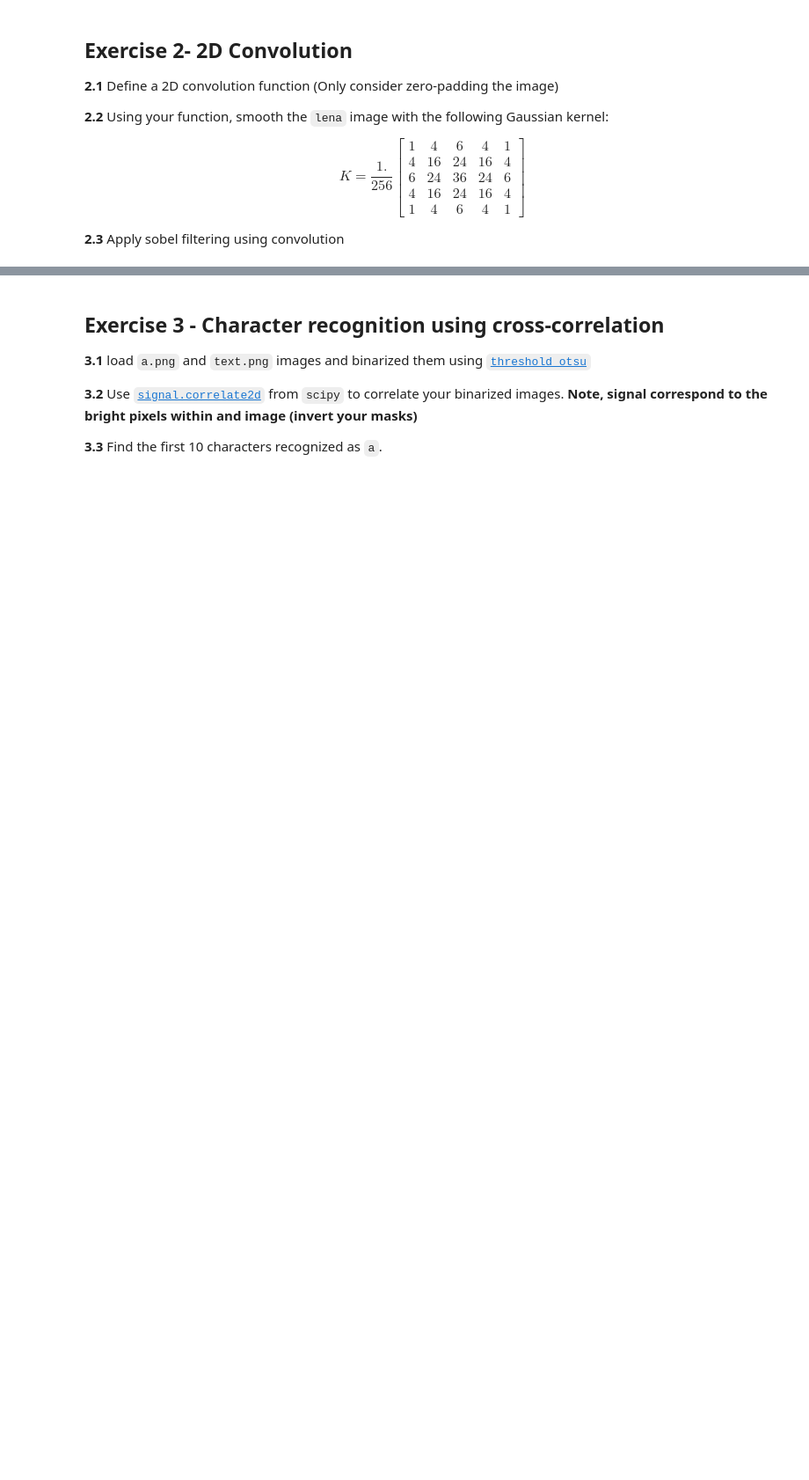
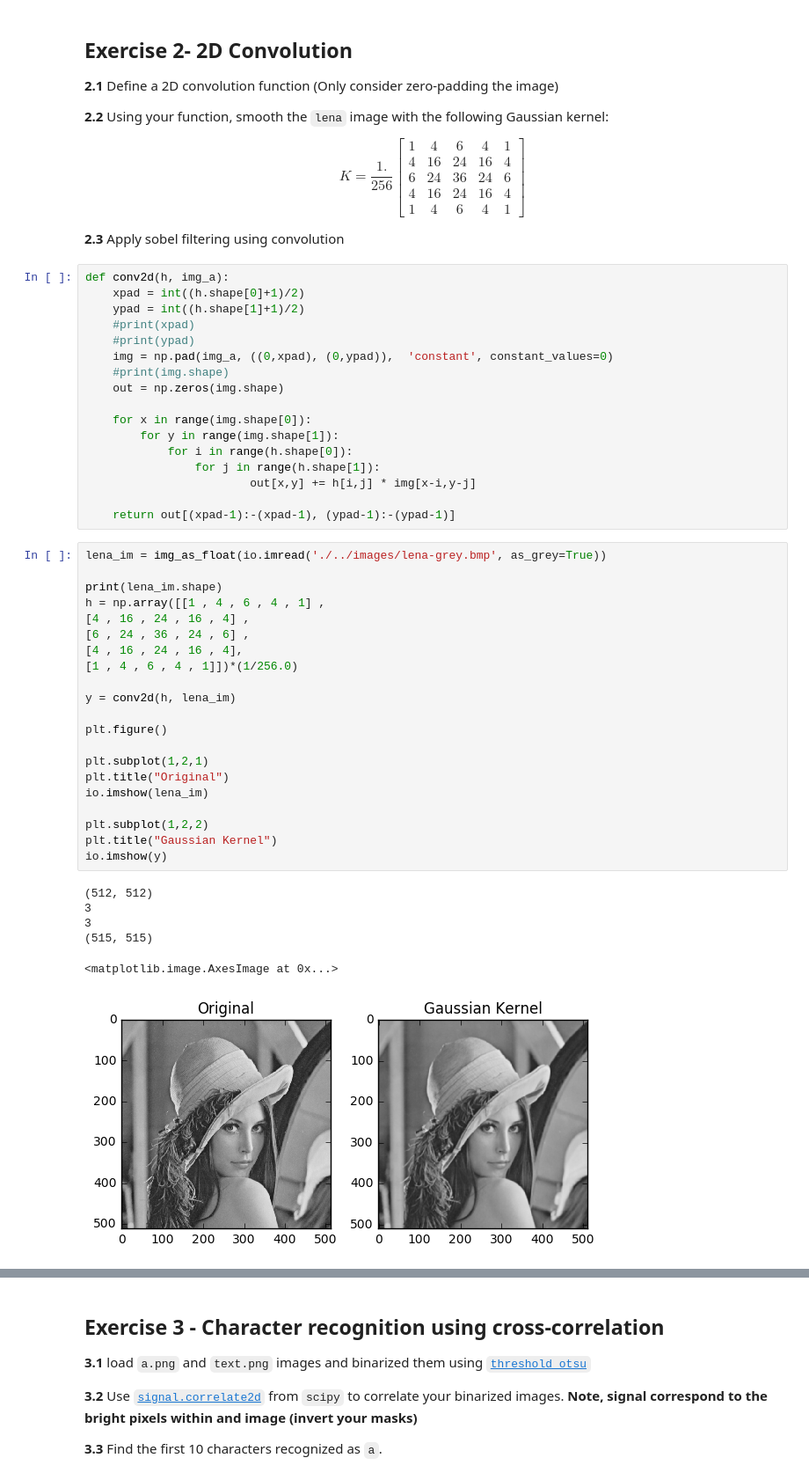
Before and after one commit to swagh1611/DSP-TP-1617, a Jupyter notebook: Lab3/python/Lab3.ipynb, the cells around one changed output, grey strips where cells are left out. Shown at 88% size. Cells and saved outputs as stored; diff of their text form; blank space fills up the shorter version.

```diff
--- a/Lab3/python/Lab3.ipynb
+++ b/Lab3/python/Lab3.ipynb
@@ -106,3 +161,48 @@ print y
 $$ K = \frac{1.}{256}\begin{bmatrix} 1 & 4 & 6 & 4 & 1 \\ 4 & 16 & 24 & 16 & 4 \\ 6 & 24 & 36 & 24 & 6 \\ 4 & 16 & 24 & 16 & 4 \\ 1 & 4 & 6 & 4 & 1 \end{bmatrix}$$
 
 **2.3** Apply sobel filtering using convolution
+# %%
+def conv2d(h, img_a):
+    xpad = int((h.shape[0]+1)/2)
+    ypad = int((h.shape[1]+1)/2)
+    #print(xpad)
+    #print(ypad)
+    img = np.pad(img_a, ((0,xpad), (0,ypad)),  'constant', constant_values=0)
+    #print(img.shape)
+    out = np.zeros(img.shape)
+
+    for x in range(img.shape[0]):
+        for y in range(img.shape[1]):
+            for i in range(h.shape[0]):
+                for j in range(h.shape[1]):
+                        out[x,y] += h[i,j] * img[x-i,y-j]
+
+    return out[(xpad-1):-(xpad-1), (ypad-1):-(ypad-1)]
+# %%
+lena_im = img_as_float(io.imread('./../images/lena-grey.bmp', as_grey=True))
+
+print(lena_im.shape)
+h = np.array([[1 , 4 , 6 , 4 , 1] ,
+[4 , 16 , 24 , 16 , 4] ,
+[6 , 24 , 36 , 24 , 6] ,
+[4 , 16 , 24 , 16 , 4],
+[1 , 4 , 6 , 4 , 1]])*(1/256.0)
+
+y = conv2d(h, lena_im)
+
+plt.figure()
+
+plt.subplot(1,2,1)
+plt.title("Original")
+io.imshow(lena_im)
+
+plt.subplot(1,2,2)
+plt.title("Gaussian Kernel")
+io.imshow(y)
+# %% [output]
+(512, 512)
+3
+3
+(515, 515)
+<matplotlib.image.AxesImage at 0x...>
+[figure, added]
```
Also changed, not shown: parts of 9 cells of this notebook.
